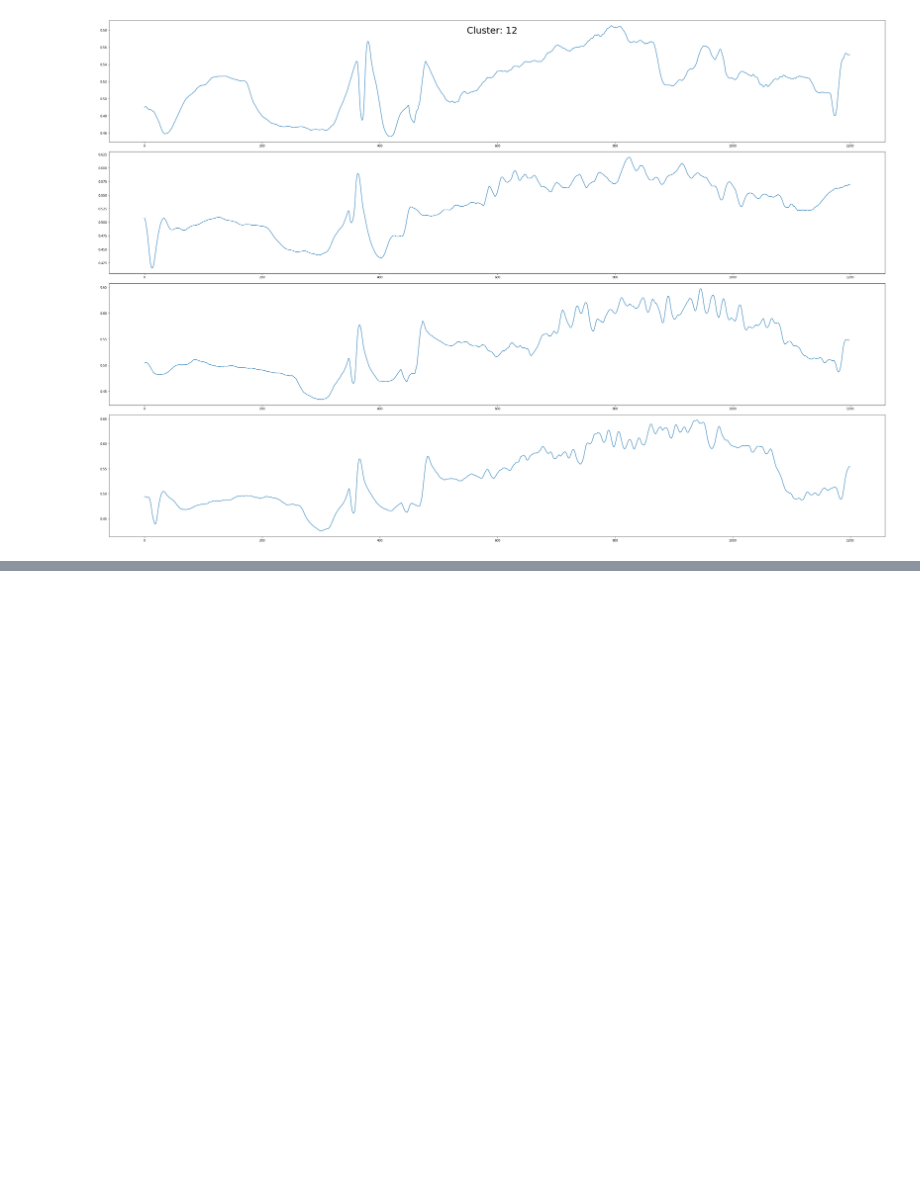
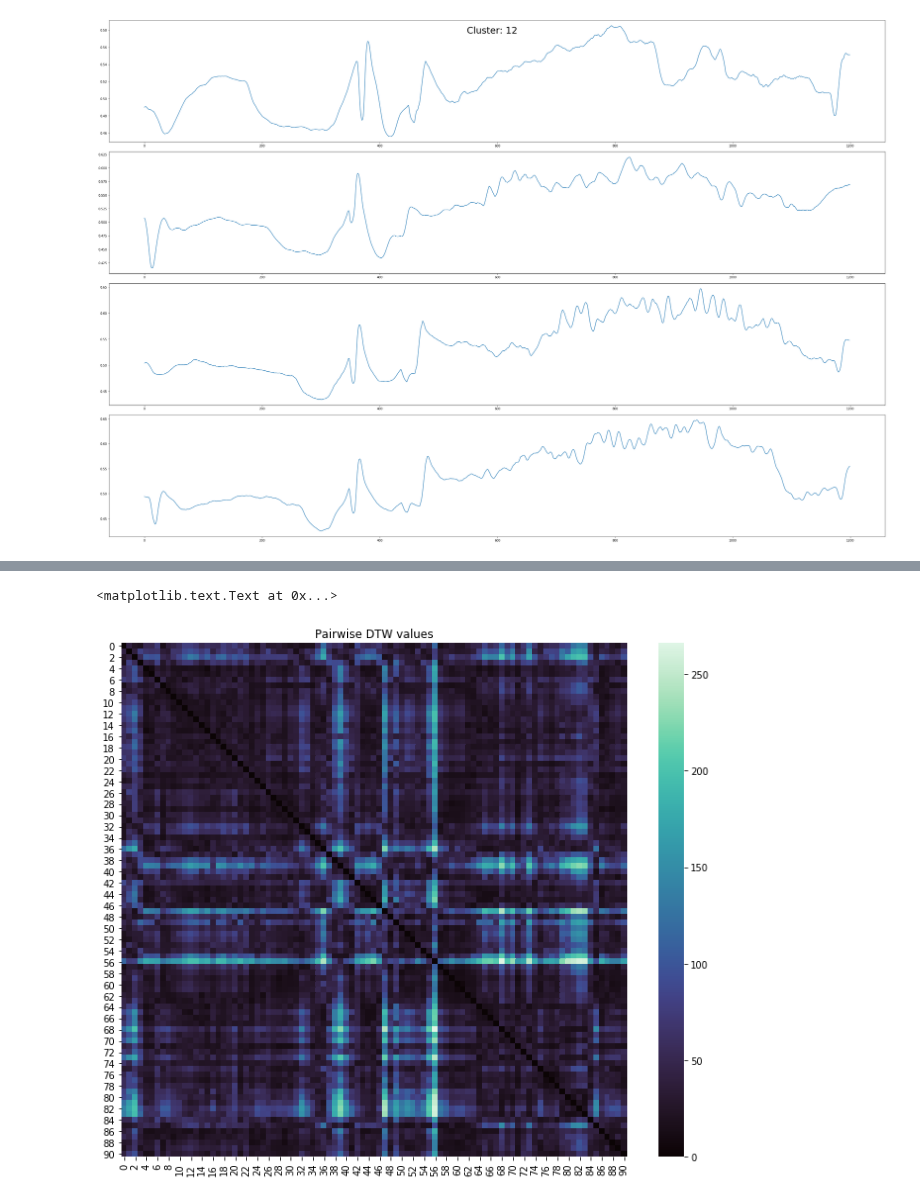
Before and after one commit to MiachelGu/chiller-plants, a Jupyter notebook: notebooks/14. Clusters.ipynb, the cells around one changed output, grey strips where cells are left out. Drawn from its saved outputs; the diff is of its cells as text; code cells hidden in the pictures; blank space fills up the shorter version.

Commit message:
When python pickles are as good as gold

```diff
--- a/notebooks/14. Clusters.ipynb
+++ b/notebooks/14. Clusters.ipynb
@@ -60,13 +61,12 @@ df = common.Process.get_normalized_df(df, scale=(0.1, 1), cols=_cols)
 sample = df["2016-01":"2016-03"]
 # %%
 # this can be done neatly using pandas..
-def create_chunks(df, field="cwshdr"):
+def create_chunks(df, field="cwshdr", size=20*60):
     periods = np.unique(df.index.strftime("%Y-%m-%d"))
     print("Total days: ", len(periods))
 
     chunks = []
     chunk_periods = []
-    size = 20 * 60 # points per day
     for p in periods:
         data = df[field][p:p].values
         if data.shape[0] >= size:
@@ -161,0 +170,4 @@ for i in cluster_ids:
+# %%
+from scipy.spatial.distance import pdist, squareform
+pairwise_dtw = pickle_cache("../output/pairwise.pickle")(pdist)(chunks, distance_func)
+pairwise_dtw_matrix = squareform(pairwise_dtw)
@@ -161,0 +188,7 @@ for i in cluster_ids:
+# %%
+fig, ax = plt.subplots(1,1, figsize=(12,10))
+sns.heatmap(pairwise_dtw_matrix, cmap="mako")
+ax.set_title("Pairwise DTW values")
+# %% [output]
+<matplotlib.text.Text at 0x...>
+[figure, added]
```
Also changed, not shown: parts of 16 cells of this notebook, 2 other files.
